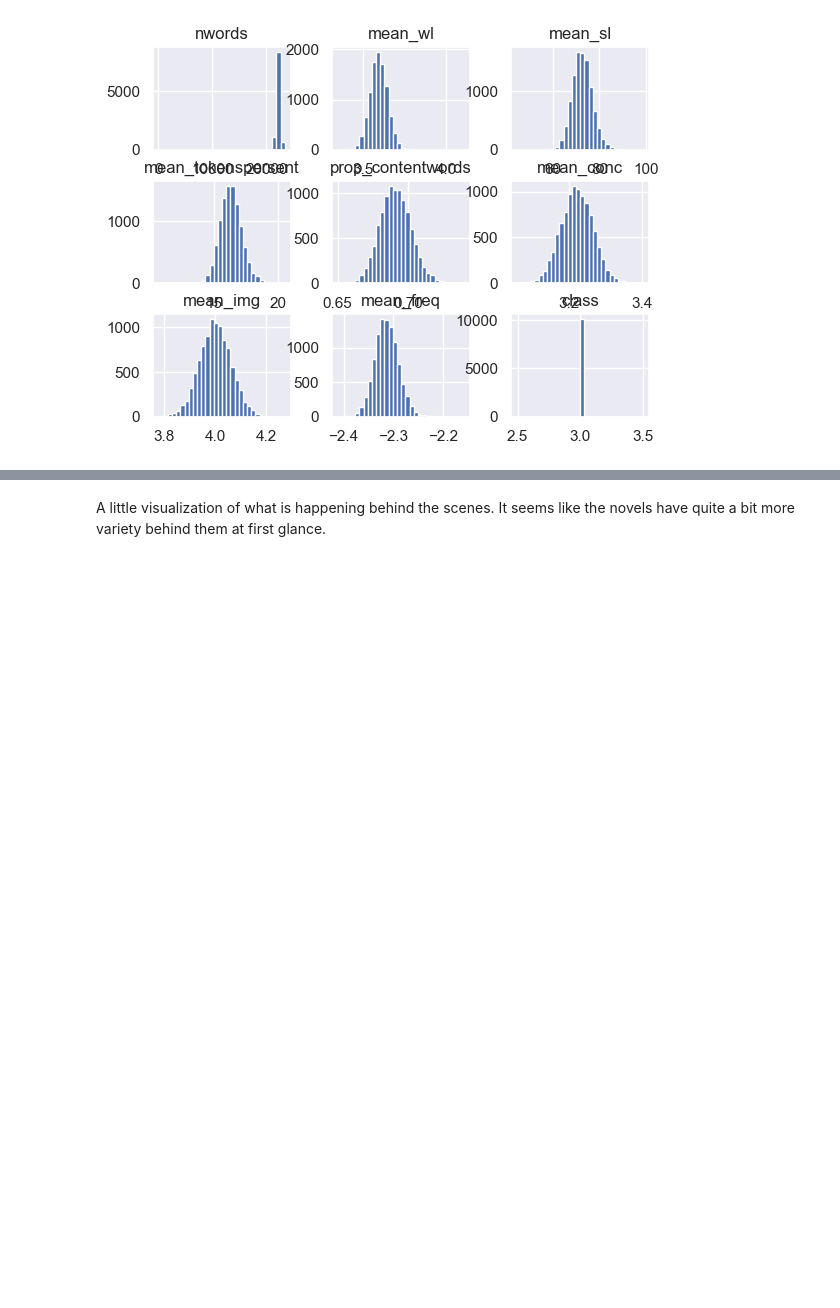
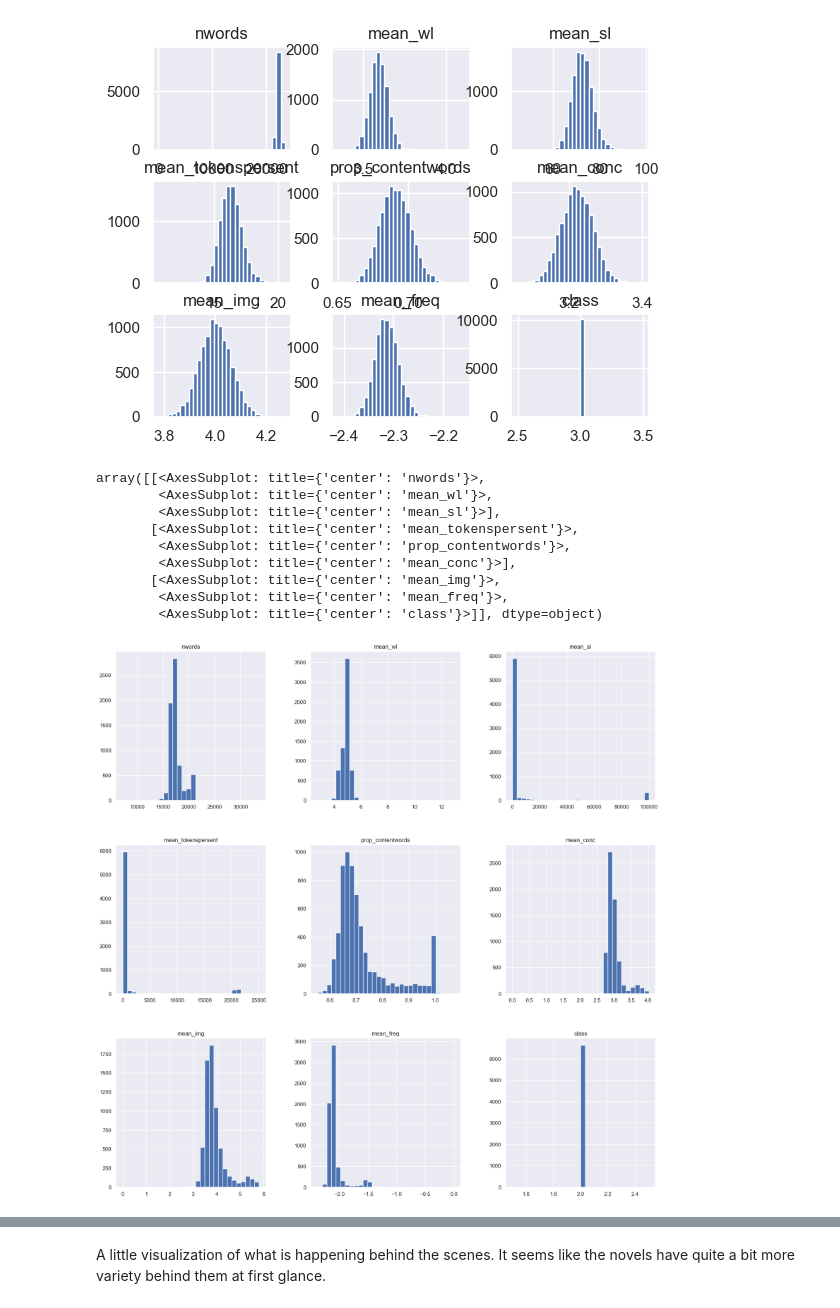
Before and after one commit to m-krastev/creative-thesis, a Jupyter notebook: src/tests.ipynb, the cells around one changed output, grey strips where cells are left out. Saved outputs shown, nothing was run; the diff lists cells and outputs as text; code cells hidden in the pictures; blank space fills up the shorter version.

```diff
--- a/src/tests.ipynb
+++ b/src/tests.ipynb
@@ -205,3 +209,18 @@ writingprompts_df.head()
 | 3 | writingprompts_3 | 22261 | 3.595571 | 68.348821 | 15.459085 | 0.706662 | 3.160694 | 4.004470 | ... |
 | 4 | writingprompts_4 | 22822 | 3.474805 | 70.736011 | 16.406026 | 0.695031 | 3.277664 | 4.056539 | ... |
 [figure]
+# %%
+legal_df.hist(bins=30, figsize=(20,20))
+writingprompts_df.hist(bins=30, figsize=(20,20))
+creative_df.hist(bins=30, figsize=(20,20))
+# %% [output]
+array([[<AxesSubplot: title={'center': 'nwords'}>,
+        <AxesSubplot: title={'center': 'mean_wl'}>,
+        <AxesSubplot: title={'center': 'mean_sl'}>],
+       [<AxesSubplot: title={'center': 'mean_tokenspersent'}>,
+        <AxesSubplot: title={'center': 'prop_contentwords'}>,
+        <AxesSubplot: title={'center': 'mean_conc'}>],
+       [<AxesSubplot: title={'center': 'mean_img'}>,
+        <AxesSubplot: title={'center': 'mean_freq'}>,
+        <AxesSubplot: title={'center': 'class'}>]], dtype=object)
+[figure, added]
```
Also changed, not shown: parts of 15 cells of this notebook, 9 other files.
